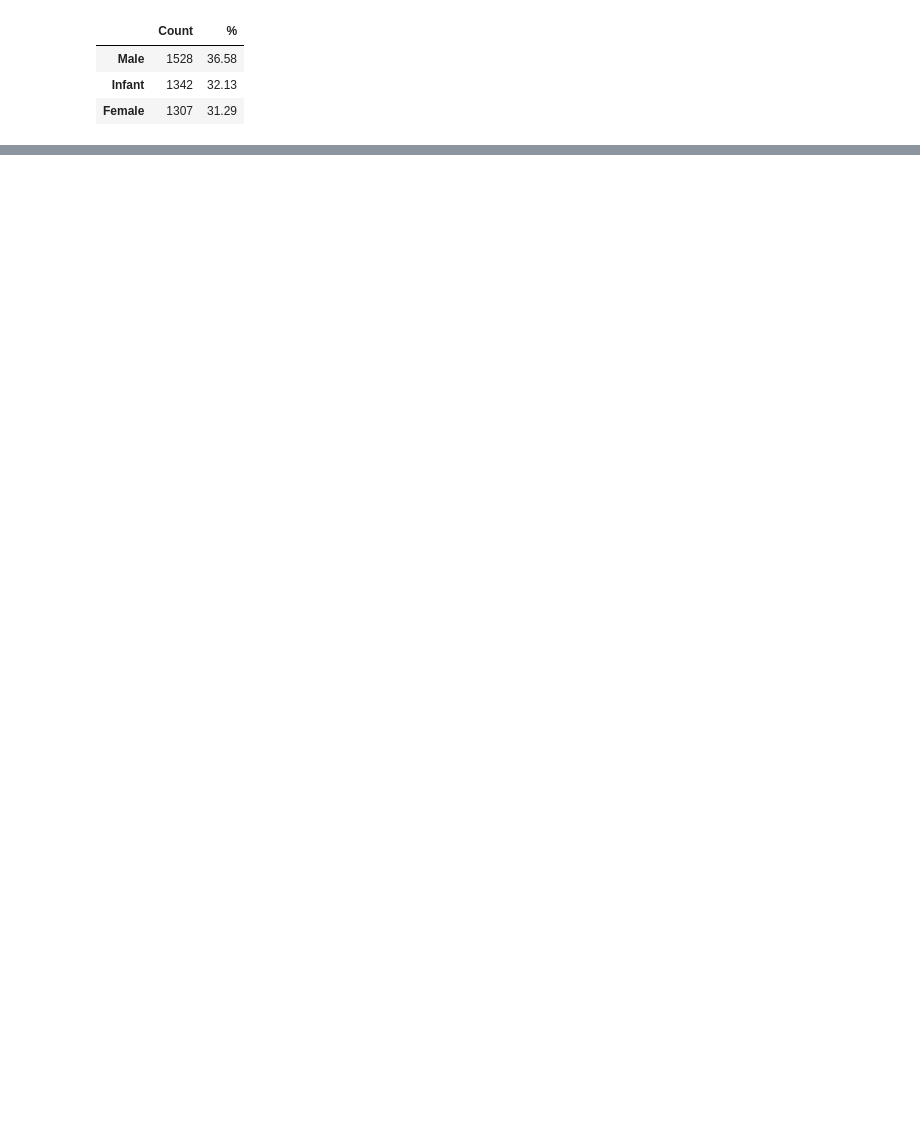
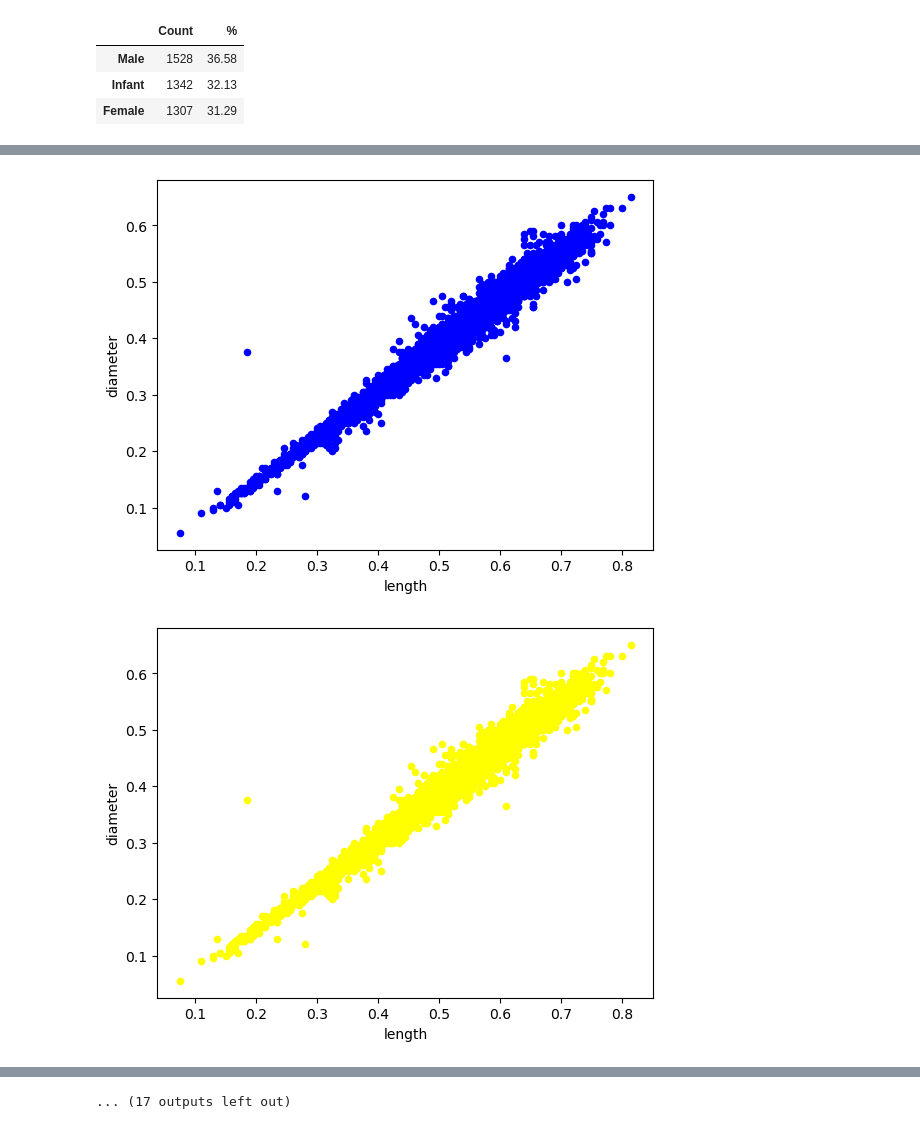
Before and after one commit to Panda1246/programmingInPython, a Jupyter notebook: assignment_1/analysis.ipynb, the cells around one changed output, grey strips where cells are left out. Saved outputs shown, nothing was run; the diff lists cells and outputs as text; code cells hidden in the pictures; blank space fills up the shorter version.

```diff
--- a/assignment_1/analysis.ipynb
+++ b/assignment_1/analysis.ipynb
@@ -82,0 +89,20 @@ display(summaryHist)
+# %%
+axes = []
+
+axes.append(dataFrame.plot.scatter(x="length", y="diameter", c="blue"))
+
+startColumn = 0
+endColumn = len(columns) - 1
+
+for currStartColumn in range(startColumn, endColumn):
+    for currColumnNumber in range(currStartColumn + 1, len(columns)):
+        axes.append(dataFrame.plot.scatter(x=columns[currStartColumn], y=columns[currColumnNumber], c="yellow", layout=(14, 2)))
+
+
+    #for columnNumber in range(currStartColumn, len(columns) - 1):
+    #    axes.append(dataFrame.plot.scatter(x=columns[currStartColumn], y=columns[currStartColumn + 1], c="red"))
+
+#display(axes)
+# %% [output]
+[figure, added]
+[figure, added]
@@ -82,0 +119 @@ display(summaryHist)
+... (17 outputs left out)
```
Also changed, not shown: parts of 5 cells of this notebook.
